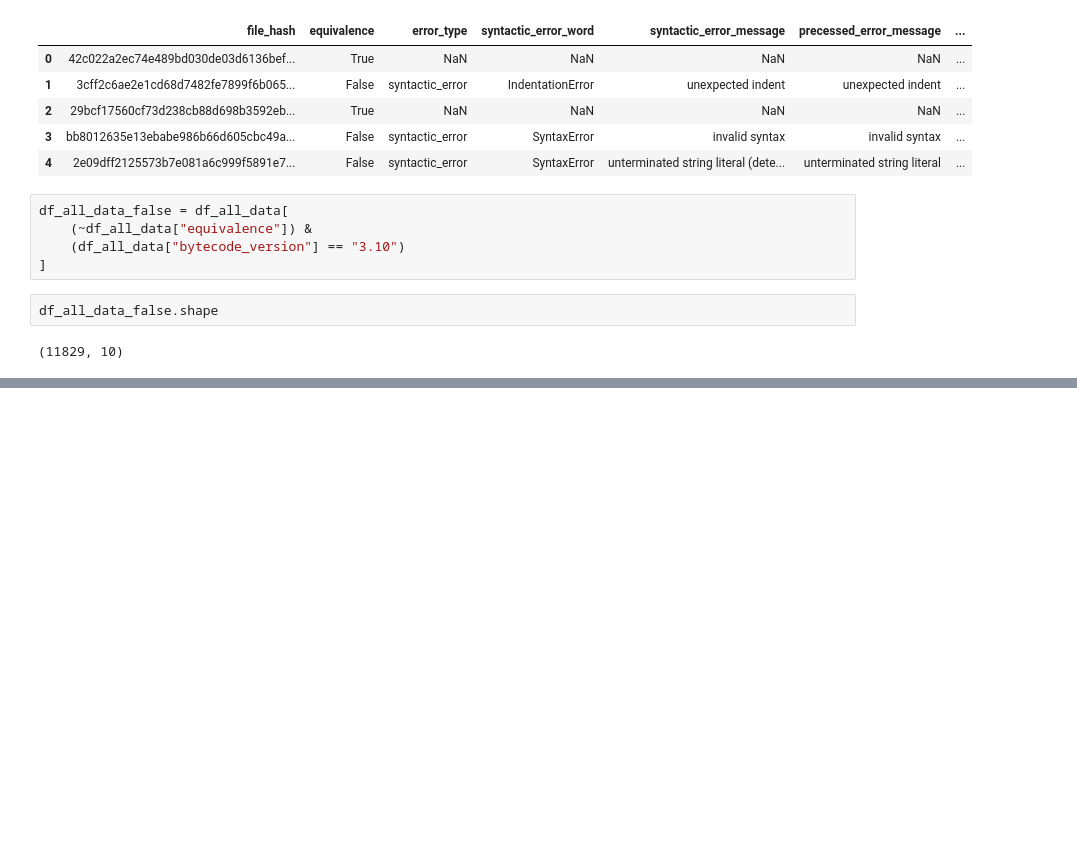
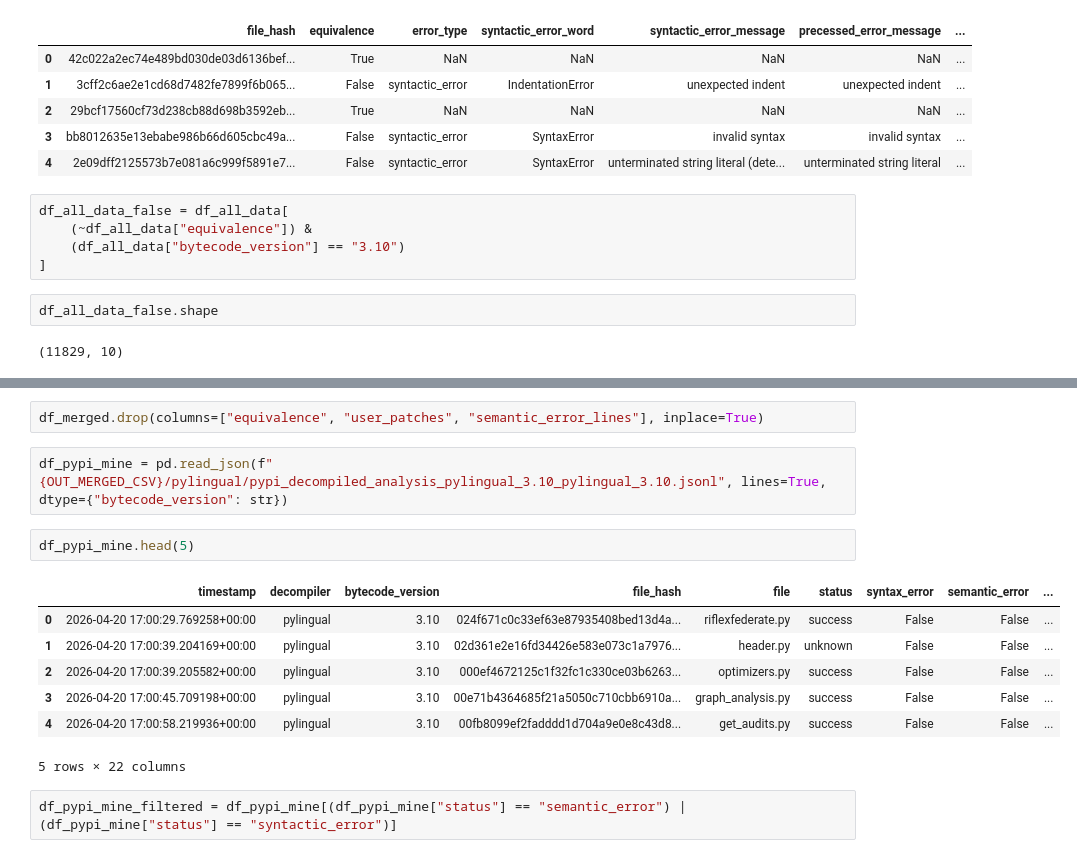
Before and after one commit to nsakib1017/pyllmpatch, a Jupyter notebook: utils/dataset_helpers/dataset-exploration-final.ipynb, the cells around one changed output, grey strips where cells are left out. Drawn from its saved outputs; the diff is of its cells as text; blank space fills up the shorter version.

Commit message:
added pylingual repo

```diff
--- a/utils/dataset_helpers/dataset-exploration-final.ipynb
+++ b/utils/dataset_helpers/dataset-exploration-final.ipynb
@@ -403,0 +101,16 @@ subset.to_csv(f"{OUT_MERGED_CSV}/balanced_sample_malware.csv", index=False)
+# %%
+df_merged.drop(columns=["equivalence", "user_patches", "semantic_error_lines"], inplace=True)
+# %%
+df_pypi_mine = pd.read_json(f"{OUT_MERGED_CSV}/pylingual/pypi_decompiled_analysis_pylingual_3.10_pylingual_3.10.jsonl", lines=True, dtype={"bytecode_version": str})
+# %%
+df_pypi_mine.head(5)
+# %% [output]
+|  | timestamp | decompiler | bytecode_version | file_hash | file | status | syntax_error | semantic_error | ... |
+| 0 | 2026-04-20 17:00:29.769258+00:00 | pylingual | 3.10 | 024f671c0c33ef63e87935408bed13d4a... | riflexfederate.py | success | False | False | ... |
+| 1 | 2026-04-20 17:00:39.204169+00:00 | pylingual | 3.10 | 02d361e2e16fd34426e583e073c1a7976... | header.py | unknown | False | False | ... |
+| 2 | 2026-04-20 17:00:39.205582+00:00 | pylingual | 3.10 | 000ef4672125c1f32fc1c330ce03b6263... | optimizers.py | success | False | False | ... |
+| 3 | 2026-04-20 17:00:45.709198+00:00 | pylingual | 3.10 | 00e71b4364685f21a5050c710cbb6910a... | graph_analysis.py | success | False | False | ... |
+| 4 | 2026-04-20 17:00:58.219936+00:00 | pylingual | 3.10 | 00fb8099ef2fadddd1d704a9e0e8c43d8... | get_audits.py | success | False | False | ... |
+5 rows × 22 columns
+# %%
+df_pypi_mine_filtered = df_pypi_mine[(df_pypi_mine["status"] == "semantic_error") | (df_pypi_mine["status"] == "syntactic_error")]
```
Also changed, not shown: parts of 43 cells of this notebook, 3 other files.
